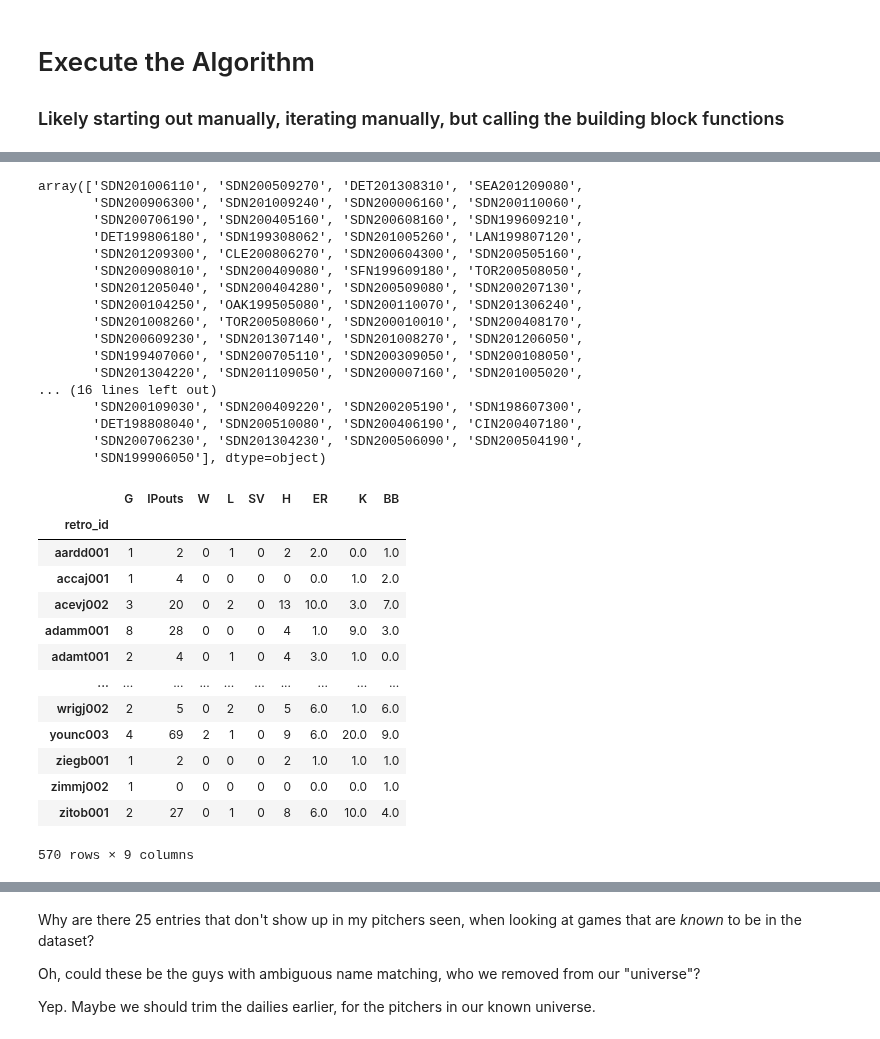
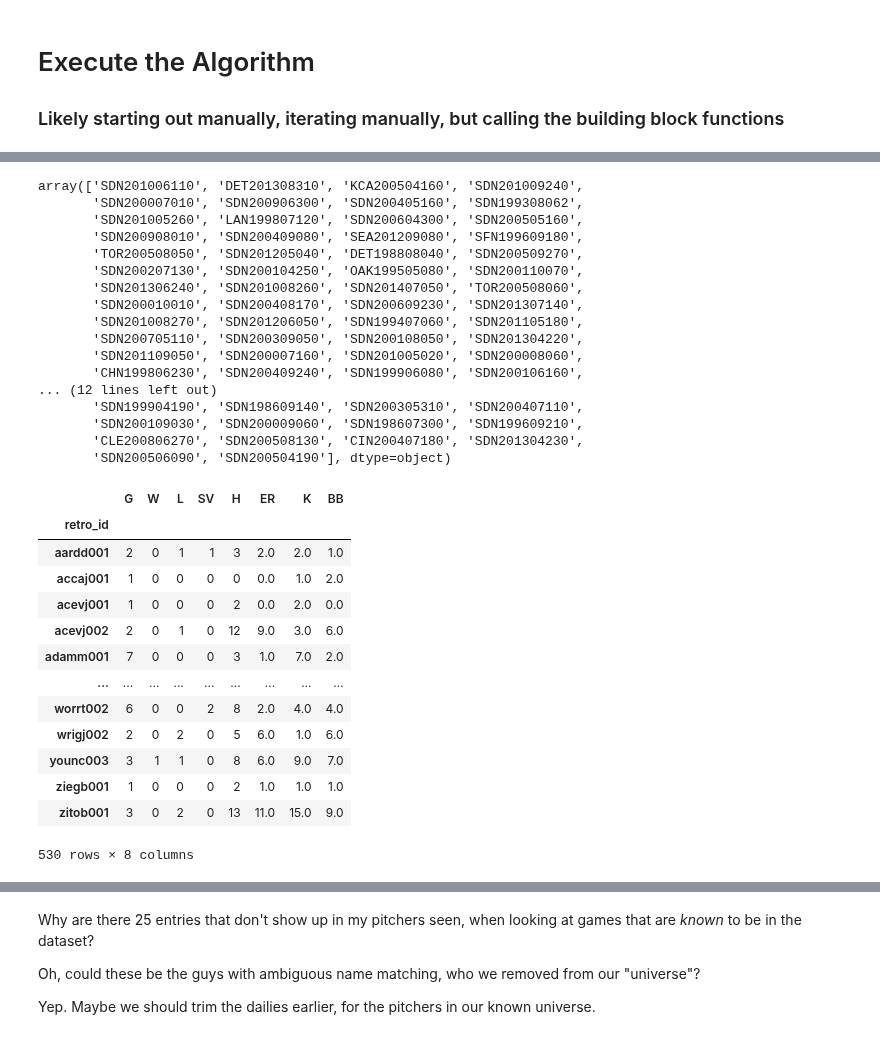
Before and after one commit to sdvinay/baseball_sql, a Jupyter notebook: pandas/reconstruct_hardball_passport_data.ipynb, the cells around one changed output, grey strips where cells are left out. Drawn from its saved outputs; the diff is of its cells as text; code cells hidden in the pictures.

Commit message:
try removing IPouts to see if I can get things to add up

```diff
--- a/pandas/reconstruct_hardball_passport_data.ipynb
+++ b/pandas/reconstruct_hardball_passport_data.ipynb
@@ -119,6 +119,6 @@ def get_pitchers(yrs):
     pitchers['dup_name'] = pitchers.display_name.isin(dup_names)
     return pitchers
 # %%
-pitchers = get_pitchers(yrs)
+pitchers = get_pitchers(yrs).query('retro_id != "alfoa001"')
 len(pitchers)
 # %% [output]
@@ -379,6 +376,6 @@ mike_scott
 # %%
 def find_daily(dailies, stat_line):
-    match_cols = ['retro_id', 'G', 'IPouts', 'W', 'L', 'SV', 'H', 'ER', 'K', 'BB']
+    match_cols = ['retro_id', 'G', 'W', 'L', 'SV', 'H', 'ER', 'K', 'BB']
     matches = pd.merge(left=stat_line, right=dailies, on=match_cols )
     return matches
 # %%
@@ -427,6 +424,6 @@ d
 |  | game_id | team_id | G | W | L | SV | IPouts | ER | H | BB | K | ... |
 | 4133033 | SDN198609140 | SDN | 1 | 0 | 0 | 0 | 21 | 2.0 | 7 | 4.0 | 1.0 | ... |
 # %%
-match_cols = ['G', 'IPouts', 'W', 'L', 'SV', 'H', 'ER', 'K', 'BB']
+match_cols = ['G', 'W', 'L', 'SV', 'H', 'ER', 'K', 'BB']
 d.set_index('retro_id')[match_cols]
 # %% [output]
@@ -528,46 +520,47 @@ match_counts
 known_attended = match_counts[match_counts['count']==1].game_id.unique()
 known_attended
 # %% [output]
-array(['SDN201006110', 'SDN200509270', 'DET201308310', 'SEA201209080',
-       'SDN200906300', 'SDN201009240', 'SDN200006160', 'SDN200110060',
-       'SDN200706190', 'SDN200405160', 'SDN200608160', 'SDN199609210',
-       'DET199806180', 'SDN199308062', 'SDN201005260', 'LAN199807120',
-       'SDN201209300', 'CLE200806270', 'SDN200604300', 'SDN200505160',
-       'SDN200908010', 'SDN200409080', 'SFN199609180', 'TOR200508050',
-       'SDN201205040', 'SDN200404280', 'SDN200509080', 'SDN200207130',
-       'SDN200104250', 'OAK199505080', 'SDN200110070', 'SDN201306240',
-       'SDN201008260', 'TOR200508060', 'SDN200010010', 'SDN200408170',
-       'SDN200609230', 'SDN201307140', 'SDN201008270', 'SDN201206050',
-       'SDN199407060', 'SDN200705110', 'SDN200309050', 'SDN200108050',
-       'SDN201304220', 'SDN201109050', 'SDN200007160', 'SDN201005020',
-... (16 lines left out)
-       'SDN200109030', 'SDN200409220', 'SDN200205190', 'SDN198607300',
-       'DET198808040', 'SDN200510080', 'SDN200406190', 'CIN200407180',
-       'SDN200706230', 'SDN201304230', 'SDN200506090', 'SDN200504190',
-       'SDN199906050'], dtype=object)
+array(['SDN201006110', 'DET201308310', 'KCA200504160', 'SDN201009240',
+       'SDN200007010', 'SDN200906300', 'SDN200405160', 'SDN199308062',
+       'SDN201005260', 'LAN199807120', 'SDN200604300', 'SDN200505160',
+       'SDN200908010', 'SDN200409080', 'SEA201209080', 'SFN199609180',
+       'TOR200508050', 'SDN201205040', 'DET198808040', 'SDN200509270',
+       'SDN200207130', 'SDN200104250', 'OAK199505080', 'SDN200110070',
+       'SDN201306240', 'SDN201008260', 'SDN201407050', 'TOR200508060',
+       'SDN200010010', 'SDN200408170', 'SDN200609230', 'SDN201307140',
+       'SDN201008270', 'SDN201206050', 'SDN199407060', 'SDN201105180',
+       'SDN200705110', 'SDN200309050', 'SDN200108050', 'SDN201304220',
+       'SDN201109050', 'SDN200007160', 'SDN201005020', 'SDN200008060',
+       'CHN199806230', 'SDN200409240', 'SDN199906080', 'SDN200106160',
+... (12 lines left out)
+       'SDN199904190', 'SDN198609140', 'SDN200305310', 'SDN200407110',
+       'SDN200109030', 'SDN200009060', 'SDN198607300', 'SDN199609210',
+       'CLE200806270', 'SDN200508130', 'CIN200407180', 'SDN201304230',
+       'SDN200506090', 'SDN200504190'], dtype=object)
 # %%
 def aggregate_dailies(dailies, game_ids, pitchers):
     match_cols = ['G', 'IPouts', 'W', 'L', 'SV', 'H', 'ER', 'K', 'BB']
+    match_cols = ['G',           'W', 'L', 'SV', 'H', 'ER', 'K', 'BB']
     known_gm_stats = dailies.query('game_id in @game_ids and retro_id in @pitchers').groupby('retro_id')[match_cols].sum()
     return known_gm_stats
 
 known_gm_stats = aggregate_dailies(dailies, known_attended, pit_stats.retro_id)
 known_gm_stats
 # %% [output]
-|  | G | IPouts | W | L | SV | H | ER | K | BB |
-| retro_id |  |  |  |  |  |  |  |  |  |
-| aardd001 | 1 | 2 | 0 | 1 | 0 | 2 | 2.0 | 0.0 | 1.0 |
-| accaj001 | 1 | 4 | 0 | 0 | 0 | 0 | 0.0 | 1.0 | 2.0 |
-| acevj002 | 3 | 20 | 0 | 2 | 0 | 13 | 10.0 | 3.0 | 7.0 |
-| adamm001 | 8 | 28 | 0 | 0 | 0 | 4 | 1.0 | 9.0 | 3.0 |
-| adamt001 | 2 | 4 | 0 | 1 | 0 | 4 | 3.0 | 1.0 | 0.0 |
-| ... | ... | ... | ... | ... | ... | ... | ... | ... | ... |
-| wrigj002 | 2 | 5 | 0 | 2 | 0 | 5 | 6.0 | 1.0 | 6.0 |
-| younc003 | 4 | 69 | 2 | 1 | 0 | 9 | 6.0 | 20.0 | 9.0 |
-| ziegb001 | 1 | 2 | 0 | 0 | 0 | 2 | 1.0 | 1.0 | 1.0 |
-| zimmj002 | 1 | 0 | 0 | 0 | 0 | 0 | 0.0 | 0.0 | 1.0 |
-| zitob001 | 2 | 27 | 0 | 1 | 0 | 8 | 6.0 | 10.0 | 4.0 |
+|  | G | W | L | SV | H | ER | K | BB |
+| retro_id |  |  |  |  |  |  |  |  |
+| aardd001 | 2 | 0 | 1 | 1 | 3 | 2.0 | 2.0 | 1.0 |
+| accaj001 | 1 | 0 | 0 | 0 | 0 | 0.0 | 1.0 | 2.0 |
+| acevj001 | 1 | 0 | 0 | 0 | 2 | 0.0 | 2.0 | 0.0 |
+| acevj002 | 2 | 0 | 1 | 0 | 12 | 9.0 | 3.0 | 6.0 |
+| adamm001 | 7 | 0 | 0 | 0 | 3 | 1.0 | 7.0 | 2.0 |
+| ... | ... | ... | ... | ... | ... | ... | ... | ... |
+| worrt002 | 6 | 0 | 0 | 2 | 8 | 2.0 | 4.0 | 4.0 |
+| wrigj002 | 2 | 0 | 2 | 0 | 5 | 6.0 | 1.0 | 6.0 |
+| younc003 | 3 | 1 | 1 | 0 | 8 | 6.0 | 9.0 | 7.0 |
+| ziegb001 | 1 | 0 | 0 | 0 | 2 | 1.0 | 1.0 | 1.0 |
+| zitob001 | 3 | 0 | 2 | 0 | 13 | 11.0 | 15.0 | 9.0 |
-570 rows × 9 columns
+530 rows × 8 columns
 # %%
 these_dailies = dailies[dailies.game_id.isin(known_attended)]
 these_dailies
```
Also changed, not shown: parts of 45 cells of this notebook.
